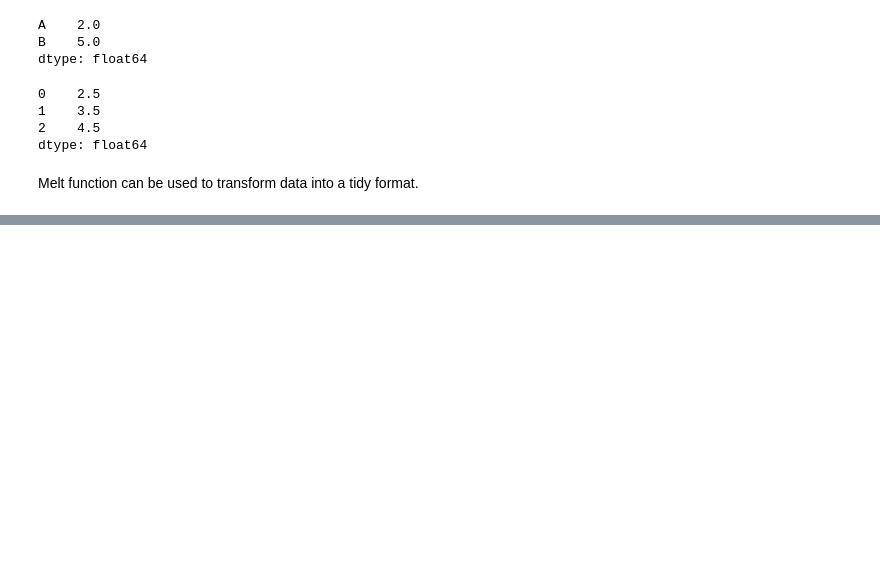
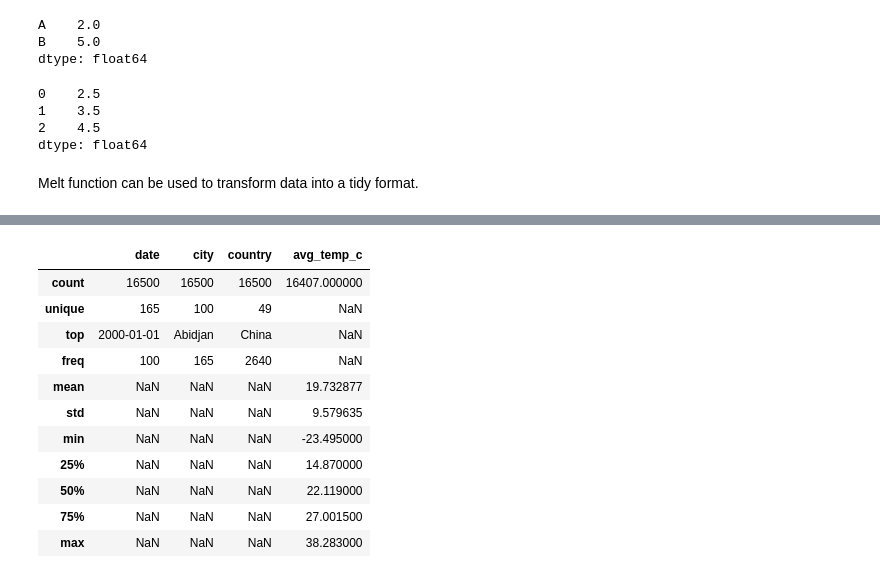
Before and after one commit to anita-owens/Data-with-Python, a Jupyter notebook: Cheat Sheet for Pandas Python.ipynb, the cells around one changed output, grey strips where cells are left out. Cells and saved outputs as stored; diff of their text form; code cells hidden in the pictures; blank space fills up the shorter version.

```diff
--- a/Cheat Sheet for Pandas Python.ipynb
+++ b/Cheat Sheet for Pandas Python.ipynb
@@ -1438,0 +1662,15 @@ Melt function can be used to transform data into a tidy format.
+# %%
+temperatures.describe(include=['float', 'object'])
+# %% [output]
+|  | date | city | country | avg_temp_c |
+| count | 16500 | 16500 | 16500 | 16407.000000 |
+| unique | 165 | 100 | 49 | NaN |
+| top | 2000-01-01 | Abidjan | China | NaN |
+| freq | 100 | 165 | 2640 | NaN |
+| mean | NaN | NaN | NaN | 19.732877 |
+| std | NaN | NaN | NaN | 9.579635 |
+| min | NaN | NaN | NaN | -23.495000 |
+| 25% | NaN | NaN | NaN | 14.870000 |
+| 50% | NaN | NaN | NaN | 22.119000 |
+| 75% | NaN | NaN | NaN | 27.001500 |
+| max | NaN | NaN | NaN | 38.283000 |
```
Also changed, not shown: parts of 22 cells of this notebook, 6 other files.
